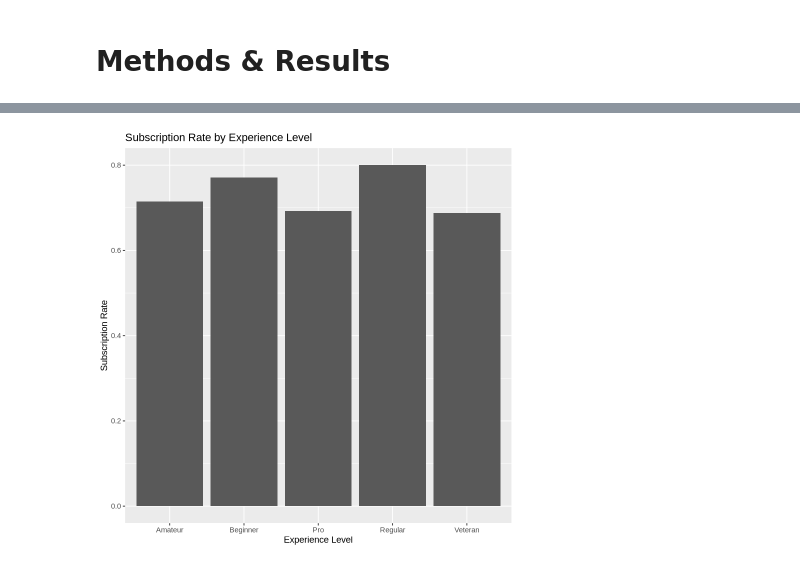
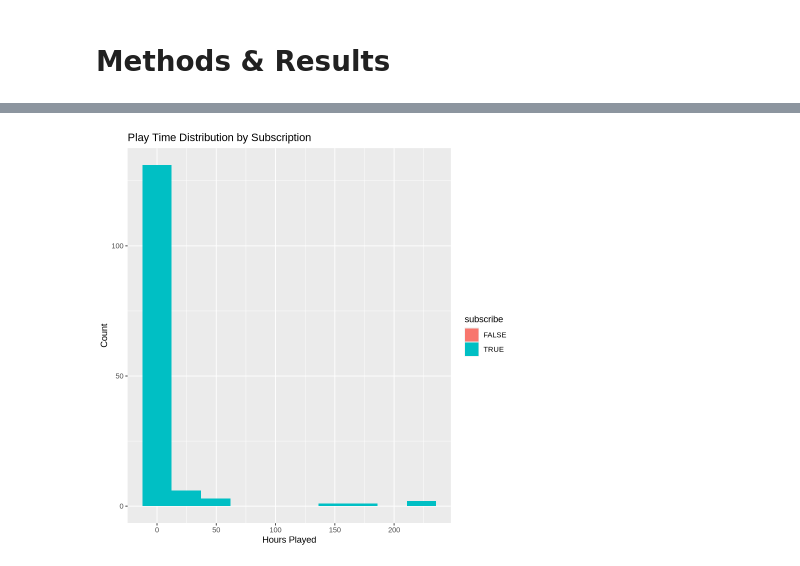
Before and after one commit to Bo-xuan-Wang/DSI-100-Project, a Jupyter notebook: Project Report.ipynb, the cells around one changed output, grey strips where cells are left out. Drawn from its saved outputs; the diff is of its cells as text; code cells hidden in the pictures.

```diff
--- a/Project Report.ipynb
+++ b/Project Report.ipynb
@@ -81,11 +71,6 @@ A tibble: 194 × 7
 # %%
-players_clean |>
-  group_by(experience) |>
-  summarize(sub_rate = mean(subscribe == "TRUE")) |>
-  ggplot(aes(x = experience, y = sub_rate)) +
-  geom_col() +
-  labs(title = "Subscription Rate by Experience Level",
-       x = "Experience Level",
-       y = "Subscription Rate")
+ggplot(players, aes(x = played_hours, fill = subscribe)) +
+  geom_histogram(position = "identity", alpha = 2, bins = 10) +
+  labs(title = "Play Time Distribution by Subscription", x = "Hours Played", y = "Count")
 # %% [output]
-[figure, old version]
+[figure, new version]
```
Also changed, not shown: parts of 18 cells of this notebook.
